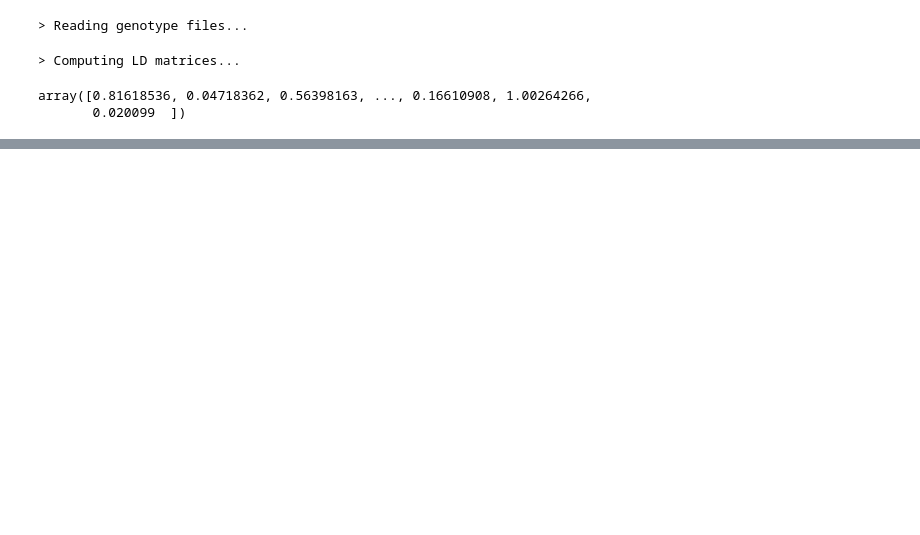
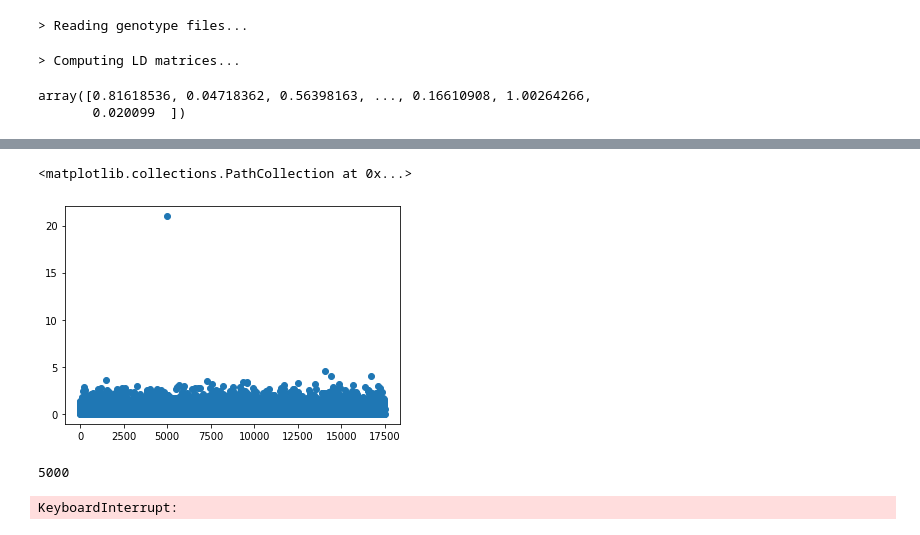
Before and after one commit to shz9/magenpy, a Jupyter notebook: notebooks/Experiments.ipynb, the cells around one changed output, grey strips where cells are left out. Saved outputs shown, nothing was run; the diff lists cells and outputs as text; code cells hidden in the pictures; blank space fills up the shorter version.

```diff
--- a/notebooks/Experiments.ipynb
+++ b/notebooks/Experiments.ipynb
@@ -26,0 +101,22 @@ array([0.81618536, 0.04718362, 0.56398163, ..., 0.16610908, 1.00264266,
+# %%
+y = gs.phenotypes.compute()
+
+pvalues = da.apply_along_axis(lambda x_j: sm.OLS(y, x_j).fit().pvalues,
+                              arr=gs.genotypes[0]['G'], axis=0, shape=(gs.genotypes[0]['G'].shape[1],),
+                              dtype=float).compute()[0]
+log10p = -np.log10(pvalues)
+log10p = np.where(log10p > 200, 200, log10p)
+
+plt.scatter(np.arange(len(log10p)), log10p)
+# %% [output]
+<matplotlib.collections.PathCollection at 0x...>
+[figure, added]
+# %%
+pvalues.argmin()
+# %% [output]
+5000
+# %%
+for i in range(gs.genotypes[0]['G'].shape[1]):
+    sm.OLS(y, gs.genotypes[0]['G'][:, i].compute()).fit().wald_test(1., use_f=False).pvalue
+# %% [output]
+KeyboardInterrupt:
```
Also changed, not shown: parts of 14 cells of this notebook, 2 other files.
